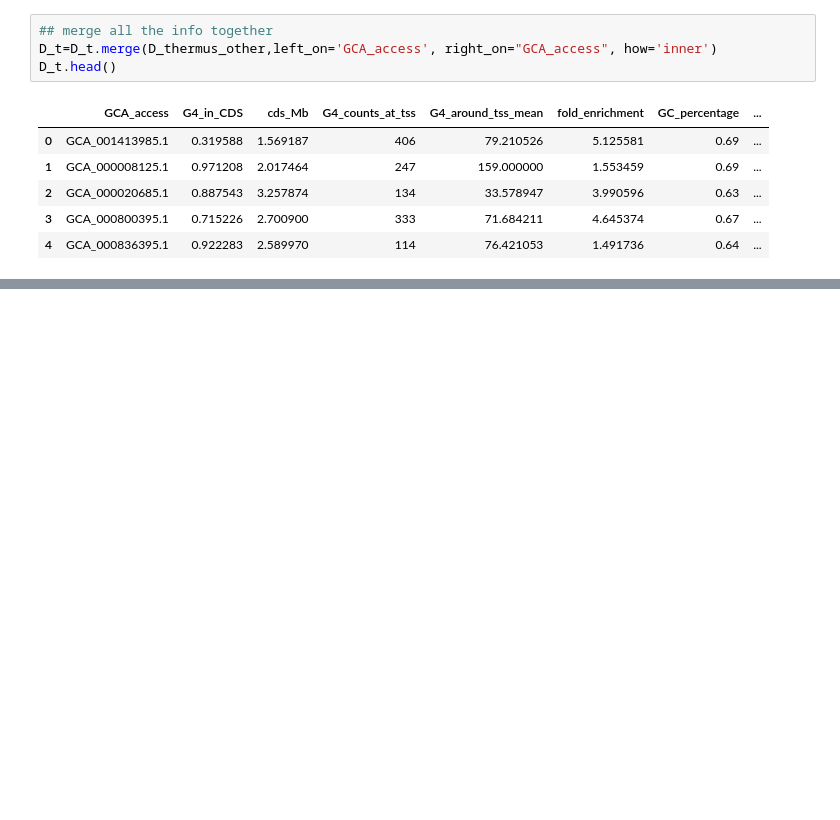
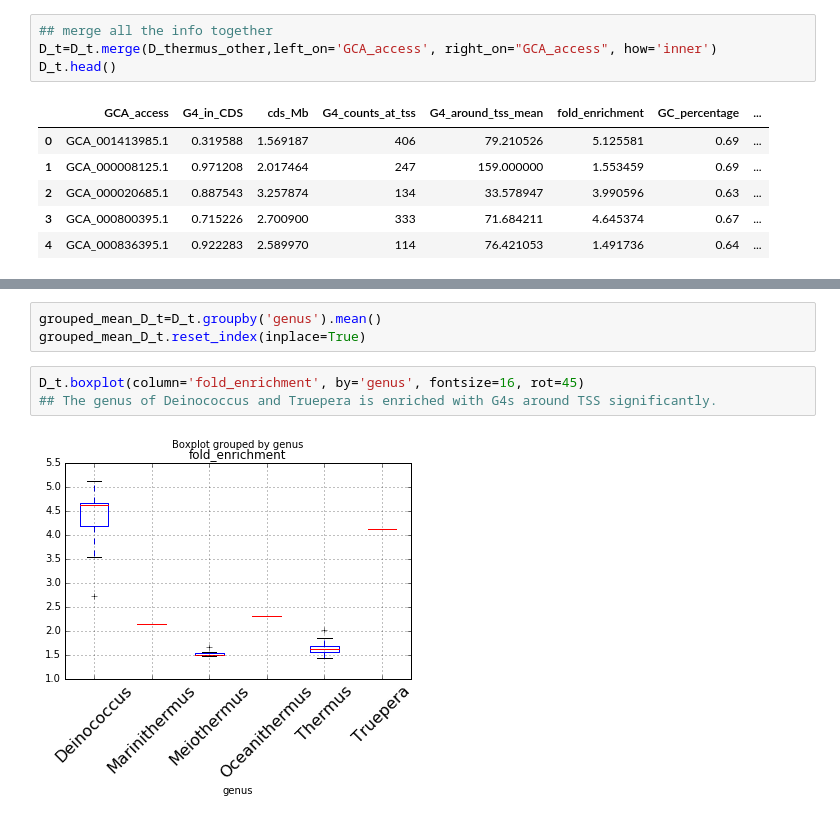
Before and after one commit to dychangfeng/6018_2017_final_project, a Jupyter notebook: D_thermus.ipynb, the cells around one changed output, grey strips where cells are left out. Cells and saved outputs as stored; diff of their text form; blank space fills up the shorter version.

```diff
--- a/D_thermus.ipynb
+++ b/D_thermus.ipynb
@@ -225,0 +242,8 @@ D_t.groupby('genus').mean()
+# %%
+grouped_mean_D_t=D_t.groupby('genus').mean()
+grouped_mean_D_t.reset_index(inplace=True)
+# %%
+D_t.boxplot(column='fold_enrichment', by='genus', fontsize=16, rot=45)
+## The genus of Deinococcus and Truepera is enriched with G4s around TSS significantly.
+# %% [output]
+[figure, added]
```
Also changed, not shown: parts of 11 cells of this notebook, 2 other files.
